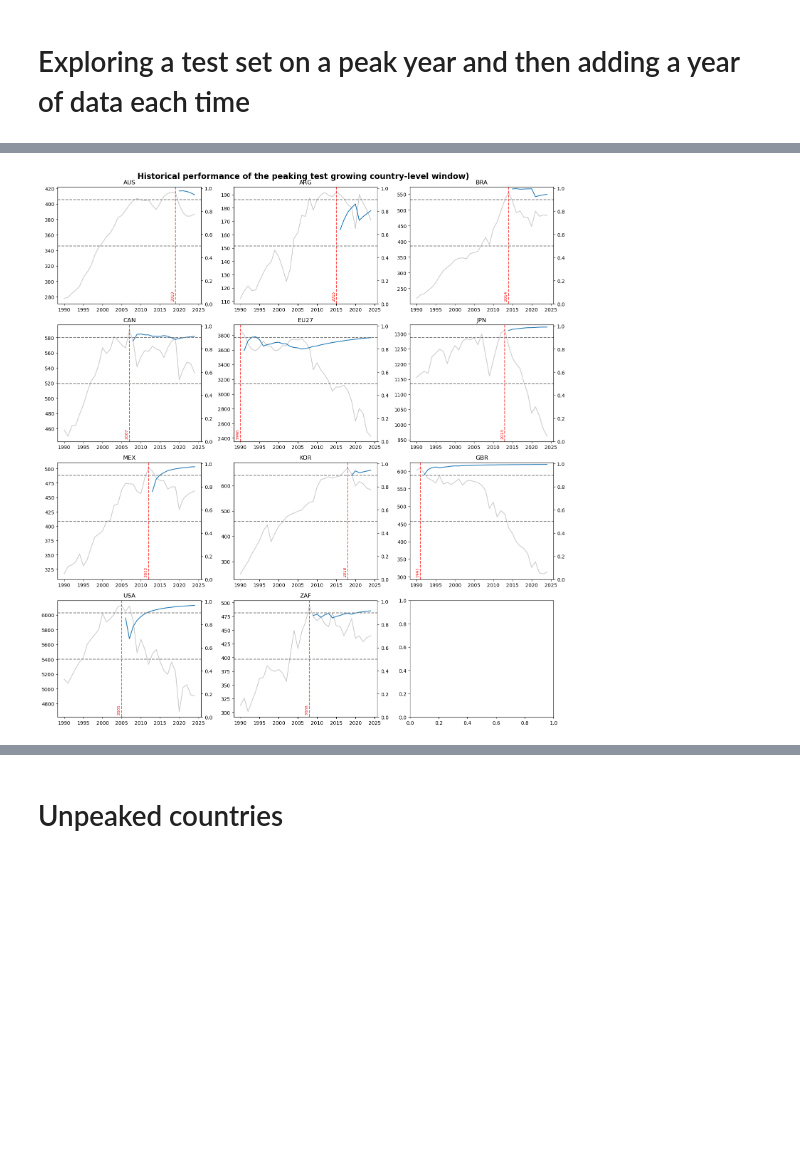
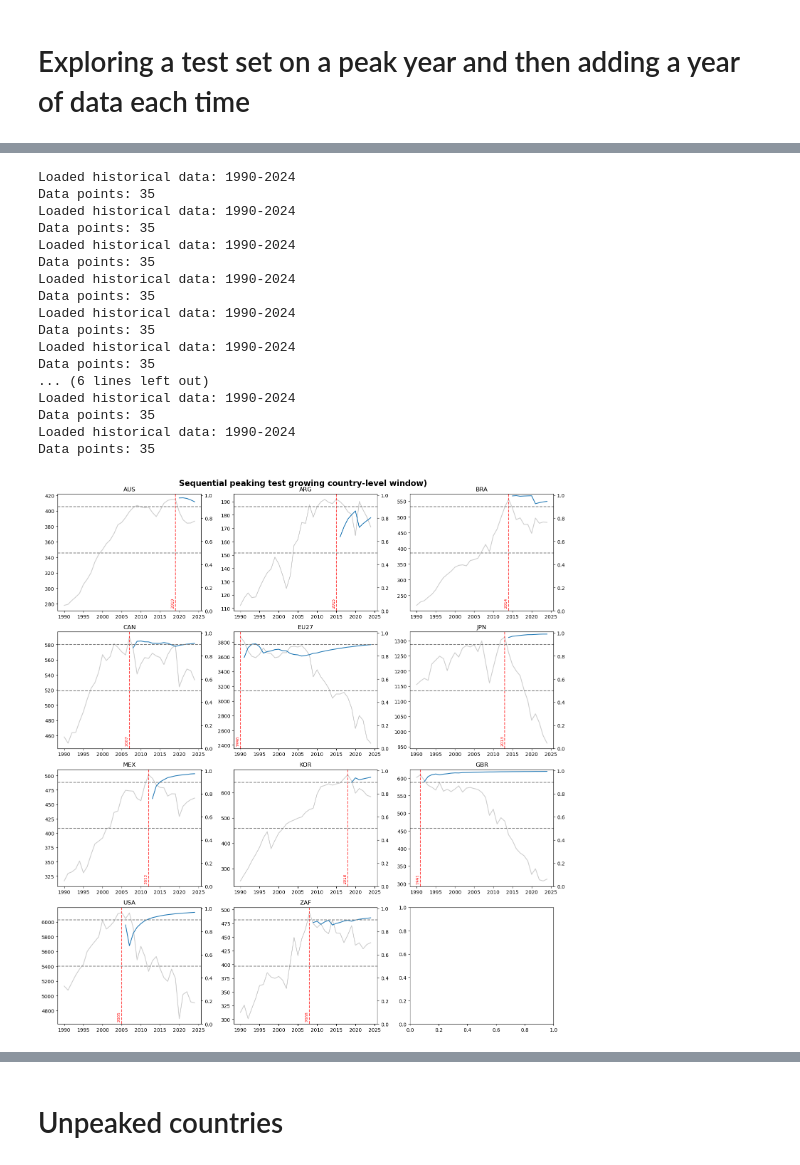
Before and after one commit to nezzag/peaking_test, a Jupyter notebook: notebooks/country_coverage.ipynb, the cells around one changed output, grey strips where cells are left out. Saved outputs shown, nothing was run; the diff lists cells and outputs as text; code cells hidden in the pictures; blank space fills up the shorter version.

```diff
--- a/notebooks/country_coverage.ipynb
+++ b/notebooks/country_coverage.ipynb
@@ -259,15 +261,16 @@ Mean of residuals = 2.35960098973362
 # %%
 ncols = 3
-nrows = int(np.ceil(peaking_likelihood_hist_test.shape[1]/3))
+nrows = int(np.ceil(peaking_likelihood_hist_test_sequential_peaked.shape[1]/3))
 
 f, axes = plt.subplots(nrows=nrows,ncols=ncols,figsize=(5*ncols,4*nrows))
 
-plot_isos = list(peaking_likelihood_hist_test.keys())
+plot_isos = list(peaking_likelihood_hist_test_sequential_peaked.keys())
 
-for count, ax in enumerate(axes.ravel()[:peaking_likelihood_hist_test.shape[1]]):
+for count, ax in enumerate(axes.ravel()[:peaking_likelihood_hist_test_sequential_peaked.shape[1]]):
     gcb_data.loc[isin(region=plot_isos[count]),1990:].T.plot(ax=ax,legend=False,color='grey',alpha=0.4)
     ax2 =ax.twinx()
-    peaking_likelihood_hist_test[plot_isos[count]].plot(ax=ax2)
+    peaking_likelihood_hist_test_sequential_peaked[plot_isos[count]].plot(ax=ax2, label = 'sequential test')
+    peaking_likelihood_hist_test[plot_isos[count]].plot(ax=ax2, color='orange', label='Original test', linestyle='--')
     ax2.set_ylim([0,1.01])
     ax2.axhline(y=0.9,color='grey',ls='--')
     ax2.axhline(y=0.5,color='grey',ls='--')
@@ -283,11 +286,18 @@ plt.tight_layout()
 # %% [markdown]
 # Exploring a test set on a peak year and then adding a year of data each time
+# %%
+def find_peak_from(search_start_year, hist_data):
+    """Return the year of maximum emissions at or after search_start_year."""
+    subset = hist_data[hist_data['year'] >= search_start_year]
+    if subset.empty:
+        return None
+    return subset.loc[subset['emissions'].idxmax(), 'year']
 # %%
 # Calculate p values with growing window anchored to the current peak, resetting the peak if p value falls below a threshold
 # takes just over 1 min per country
-# TODO: add way to save the peak_years_log for plotting
 
-redo_test_peaked_countries = True
+
+redo_test_peaked_countries = False
 isos_to_use = peaked_isos
 reset_threshold = 0.5  # reset to a new peak if p-value falls below this
 
@@ -393,33 +401,65 @@ Noise characterization complete:
 Using white noise generator with mean=0,  σ=14.816
 # %%
+peak_years_log = dict()
+
+# find the peak years for each country to plot
+for iso in isos_to_use[:]:
+    # Identify the initial peak over the full series
+    peak_tester_iso = EmissionsPeakTest()
+    peak_tester_iso.load_historical_data(
+            'gcb_hist_co2.csv', region=iso, year_range=range(1990, 2025))
+    hist_data = peak_tester_iso.historical_data
+    peak_year = find_peak_from(1990, hist_data)
+    peak_years_log[iso] = []
+    if peak_year is None:
+        continue
+    peak_years_log[iso].append(peak_year)
+
 ncols = 3
 nrows = int(np.ceil(peaking_likelihood_growing_window_test.shape[1]/3))
 
 f, axes = plt.subplots(nrows=nrows,ncols=ncols,figsize=(5*ncols,4*nrows))
 
 plot_isos = list(peaking_likelihood_growing_window_test.keys())
 
 for count, ax in enumerate(axes.ravel()[:peaking_likelihood_growing_window_test.shape[1]]):
     gcb_data.loc[isin(region=plot_isos[count]),1990:].T.plot(ax=ax,legend=False,color='grey',alpha=0.4)
     ax2 =ax.twinx()
     peaking_likelihood_growing_window_test[plot_isos[count]].plot(ax=ax2)
     for peak_yr in peak_years_log[plot_isos[count]]:
         ax.axvline(x=peak_yr, linestyle='--', color='red', alpha=0.7)
         ymin, ymax = ax.get_ylim()
         ax.text(peak_yr-0.25, ymin + 0.02*(ymax-ymin), str(peak_yr), rotation=90,
             va='bottom', ha='right', fontsize=8, color='red')
     ax2.set_ylim([0,1.01])
     ax2.axhline(y=0.9,color='grey',ls='--')
     ax2.axhline(y=0.5,color='grey',ls='--')
 
 
     ax.set_title(f'{plot_isos[count]}')
 
 
-f.suptitle(f'Historical performance of the peaking test growing country-level window)', fontweight='bold',fontsize=16, )
+f.suptitle(f'Sequential peaking test growing country-level window)', fontweight='bold',fontsize=16, )
 plt.tight_layout()
 # %% [output]
+Loaded historical data: 1990-2024
+Data points: 35
+Loaded historical data: 1990-2024
+Data points: 35
+Loaded historical data: 1990-2024
+Data points: 35
+Loaded historical data: 1990-2024
+Data points: 35
+Loaded historical data: 1990-2024
+Data points: 35
+Loaded historical data: 1990-2024
+Data points: 35
+... (6 lines left out)
+Loaded historical data: 1990-2024
+Data points: 35
+Loaded historical data: 1990-2024
+Data points: 35
-[figure, old version]
+[figure, new version]
 # %%
 # Redo with slope method
 
```
Also changed, not shown: parts of 6 cells of this notebook, 2 other files.
